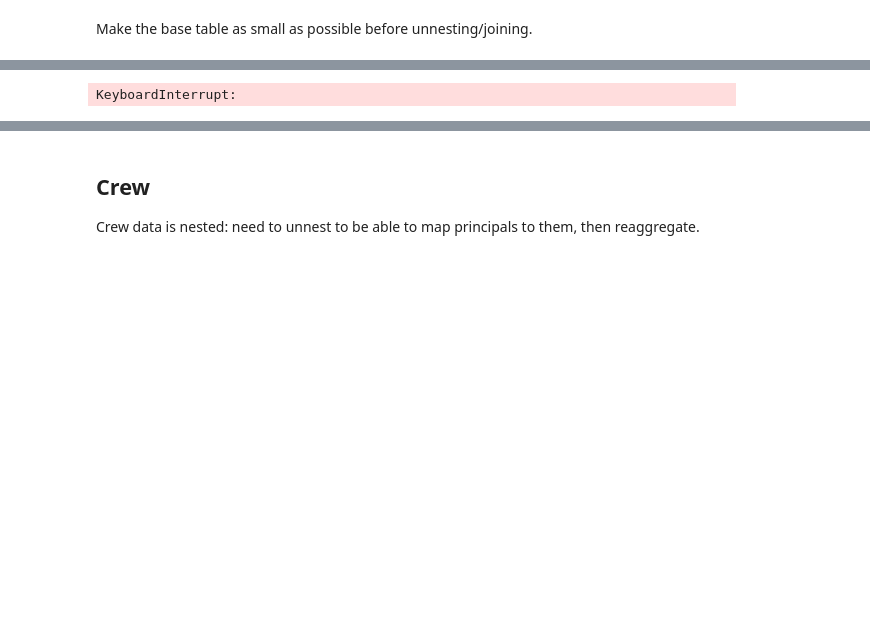
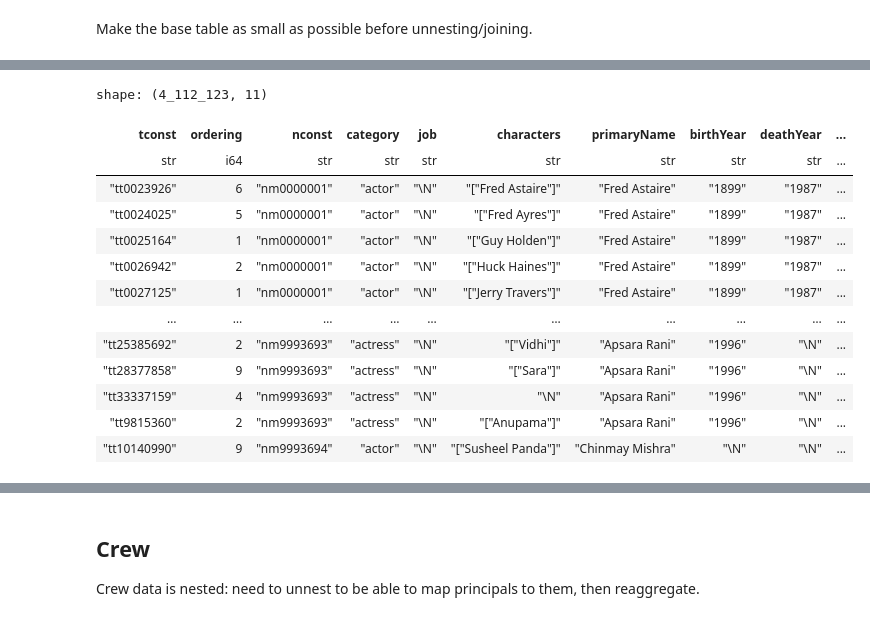
Before and after one commit to minimaxir/imdb-embeddings, a Jupyter notebook: imdb_polars_etl_test.ipynb, the cells around one changed output, grey strips where cells are left out. Cells and saved outputs as stored; diff of their text form; code cells hidden in the pictures; blank space fills up the shorter version.

```diff
--- a/imdb_polars_etl_test.ipynb
+++ b/imdb_polars_etl_test.ipynb
@@ -107,26 +107,44 @@ shape: (315_665, 11)
 # %%
 valid_tconst = df_denorm["tconst"]
 
 df_principals = pl.read_csv(
     os.path.join(data_dir, "title.principals.tsv.gz"),
     separator="\t",
     ignore_errors=True,
 )
 
 # df_principals = df_principals.join(df_denorm, on="tconst").filter(pl.col("nconst").is_not_null())
-df_principals = df_principals.filter(pl.col("tconst").is_in(valid_tconst))
+df_principals = (
+    df_principals.filter(
+        pl.col("tconst").is_in(valid_tconst),
+        ~pl.col("category").is_in(["writer", "director"]),
+    )  # handling writer and director later
+)
 
 df_names = pl.read_csv(
     os.path.join(data_dir, "name.basics.tsv.gz"),
     separator="\t",
     ignore_errors=True,
 )
 
 df_principals = df_principals.join(df_names, on="nconst")
 
 df_principals
 # %% [output]
-KeyboardInterrupt:
+shape: (4_112_123, 11)
+| tconst | ordering | nconst | category | job | characters | primaryName | birthYear | deathYear | ... |
+| str | i64 | str | str | str | str | str | str | str | ... |
+| "tt0023926" | 6 | "nm0000001" | "actor" | "\N" | "["Fred Astaire"]" | "Fred Astaire" | "1899" | "1987" | ... |
+| "tt0024025" | 5 | "nm0000001" | "actor" | "\N" | "["Fred Ayres"]" | "Fred Astaire" | "1899" | "1987" | ... |
+| "tt0025164" | 1 | "nm0000001" | "actor" | "\N" | "["Guy Holden"]" | "Fred Astaire" | "1899" | "1987" | ... |
+| "tt0026942" | 2 | "nm0000001" | "actor" | "\N" | "["Huck Haines"]" | "Fred Astaire" | "1899" | "1987" | ... |
+| "tt0027125" | 1 | "nm0000001" | "actor" | "\N" | "["Jerry Travers"]" | "Fred Astaire" | "1899" | "1987" | ... |
+| … | … | … | … | … | … | … | … | … | ... |
+| "tt25385692" | 2 | "nm9993693" | "actress" | "\N" | "["Vidhi"]" | "Apsara Rani" | "1996" | "\N" | ... |
+| "tt28377858" | 9 | "nm9993693" | "actress" | "\N" | "["Sara"]" | "Apsara Rani" | "1996" | "\N" | ... |
+| "tt33337159" | 4 | "nm9993693" | "actress" | "\N" | "\N" | "Apsara Rani" | "1996" | "\N" | ... |
+| "tt9815360" | 2 | "nm9993693" | "actress" | "\N" | "["Anupama"]" | "Apsara Rani" | "1996" | "\N" | ... |
+| "tt10140990" | 9 | "nm9993694" | "actor" | "\N" | "["Susheel Panda"]" | "Chinmay Mishra" | "\N" | "\N" | ... |
 # %%
 df_principals_agg = df_principals.group_by("tconst").agg(
     actor_name=pl.col("primaryName").sort_by(pl.col("ordering")),
```
Also changed, not shown: parts of 7 cells of this notebook.
